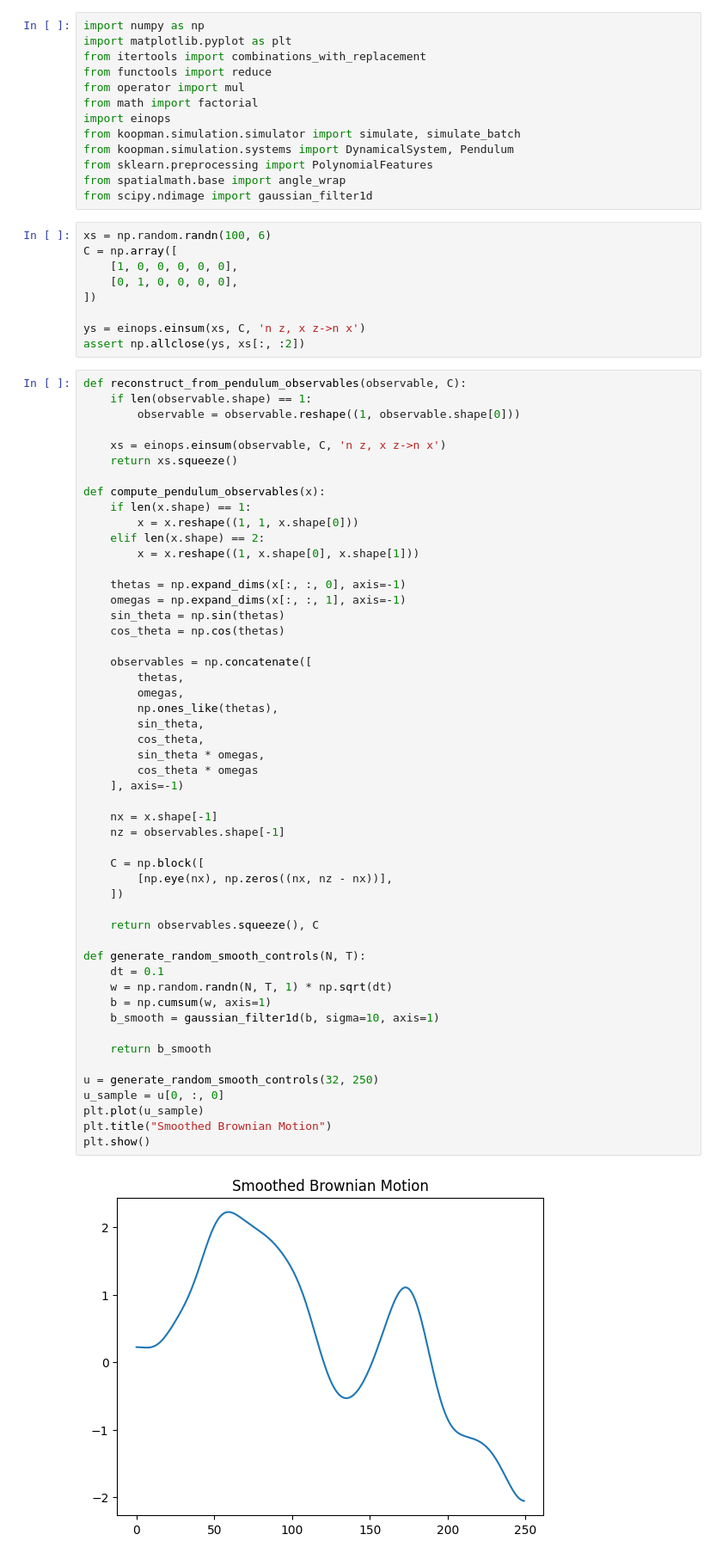
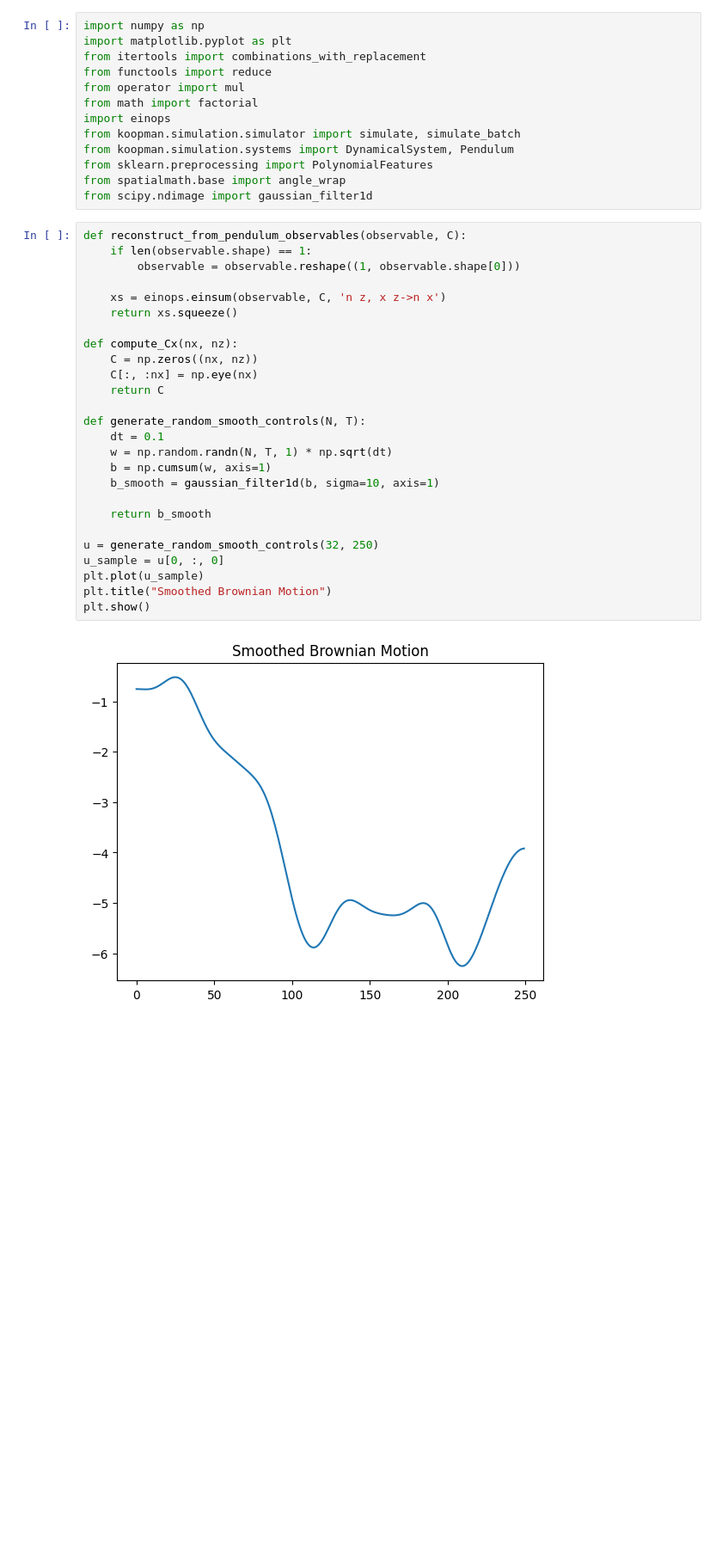
Before and after one commit to micahreich/koopman, a Jupyter notebook: koopman/edmd.ipynb, the cells around one changed output. Shown at 86% size. Cells and saved outputs as stored; diff of their text form; blank space fills up the shorter version.

```diff
--- a/koopman/edmd.ipynb
+++ b/koopman/edmd.ipynb
@@ -11,68 +11,34 @@ from koopman.simulation.systems import DynamicalSystem, Pendulum
 from sklearn.preprocessing import PolynomialFeatures
 from spatialmath.base import angle_wrap
 from scipy.ndimage import gaussian_filter1d
-# %%
-xs = np.random.randn(100, 6)
-C = np.array([
-    [1, 0, 0, 0, 0, 0],
-    [0, 1, 0, 0, 0, 0],
-])
-
-ys = einops.einsum(xs, C, 'n z, x z->n x')
-assert np.allclose(ys, xs[:, :2])
 # %%
 def reconstruct_from_pendulum_observables(observable, C):
     if len(observable.shape) == 1:
         observable = observable.reshape((1, observable.shape[0]))
 
     xs = einops.einsum(observable, C, 'n z, x z->n x')
     return xs.squeeze()
 
-def compute_pendulum_observables(x):
-    if len(x.shape) == 1:
-        x = x.reshape((1, 1, x.shape[0]))
-    elif len(x.shape) == 2:
-        x = x.reshape((1, x.shape[0], x.shape[1]))
-
-    thetas = np.expand_dims(x[:, :, 0], axis=-1)
-    omegas = np.expand_dims(x[:, :, 1], axis=-1)
-    sin_theta = np.sin(thetas)
-    cos_theta = np.cos(thetas)
-
-    observables = np.concatenate([
-        thetas,
-        omegas,
-        np.ones_like(thetas),
-        sin_theta,
-        cos_theta,
-        sin_theta * omegas,
-        cos_theta * omegas
-    ], axis=-1)
-
-    nx = x.shape[-1]
-    nz = observables.shape[-1]
-
-    C = np.block([
-        [np.eye(nx), np.zeros((nx, nz - nx))],
-    ])
-
-    return observables.squeeze(), C
+def compute_Cx(nx, nz):
+    C = np.zeros((nx, nz))
+    C[:, :nx] = np.eye(nx)
+    return C
 
 def generate_random_smooth_controls(N, T):
     dt = 0.1
     w = np.random.randn(N, T, 1) * np.sqrt(dt)
     b = np.cumsum(w, axis=1)
     b_smooth = gaussian_filter1d(b, sigma=10, axis=1)
 
     return b_smooth
 
 u = generate_random_smooth_controls(32, 250)
 u_sample = u[0, :, 0]
 plt.plot(u_sample)
 plt.title("Smoothed Brownian Motion")
 plt.show()
 # %% [output]
-[figure, old version]
+[figure, new version]
 # %%
 # Test DMD method on linear system with known matrix
 K = np.random.rand(3,3)
```
Also changed, not shown: parts of 6 cells of this notebook, 3 other files.
